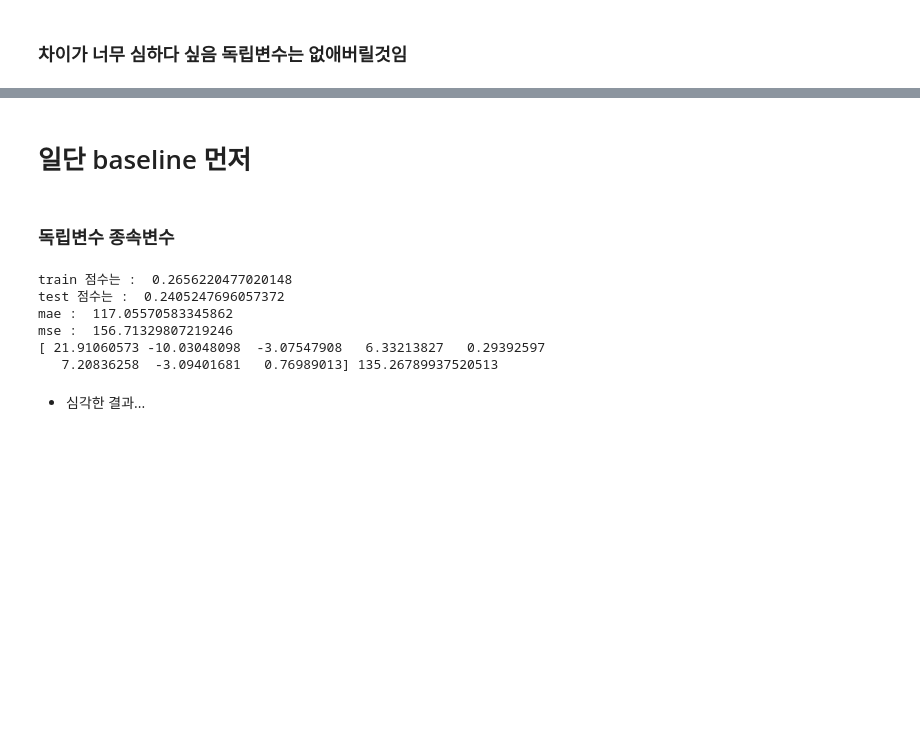
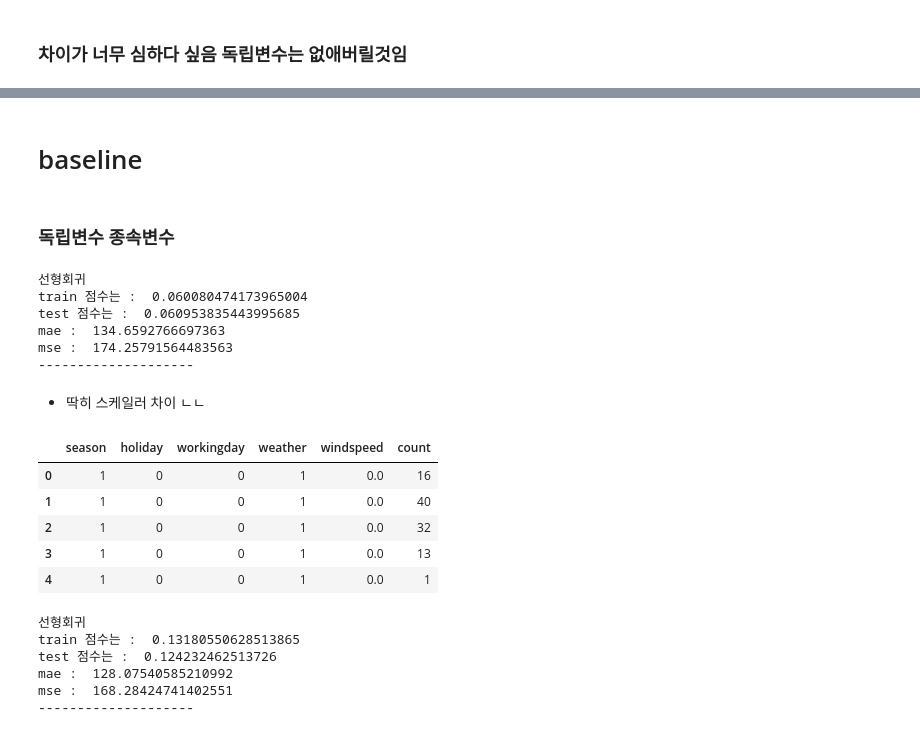
Before and after one commit to bidulgirin/data_science, a Jupyter notebook: 31.자전거대여수요예측_문제.ipynb, the cells around one changed output, grey strips where cells are left out. Drawn from its saved outputs; the diff is of its cells as text; code cells hidden in the pictures; blank space fills up the shorter version.

```diff
--- a/31.자전거대여수요예측_문제.ipynb
+++ b/31.자전거대여수요예측_문제.ipynb
@@ -523,26 +554,55 @@ clean_df2 = clean_train_df.drop(["year","month","day","time"], axis = 1) # 기
 # %% [markdown]
-# 일단 baseline 먼저
+# baseline
 # %% [markdown]
 ### 독립변수 종속변수
 # %%
-x = clean_df2.drop(["count"], axis = 1)
-y = clean_df2["count"]
+x = clean_df.drop(["count"], axis = 1)
+y = clean_df["count"]
 
 x_train, x_test, y_train, y_test = train_test_split(
     x,
     y,
     test_size = 0.2,
-    random_state = 33
+    random_state = 33,
 )
 # 선형성이 보이는 애들이니까 선형회귀 쓸것임
 # 평가하기
-lr_score(x_train, x_test, y_train, y_test)
+lr_score(x_train, x_test, y_train, y_test, "ss","lr")
 # %% [output]
-train 점수는 :  0.2656220477020148
-test 점수는 :  0.2405247696057372
-mae :  117.05570583345862
-mse :  156.71329807219246
-[ 21.91060573 -10.03048098  -3.07547908   6.33213827   0.29392597
-   7.20836258  -3.09401681   0.76989013] 135.26789937520513
+선형회귀
+train 점수는 :  0.060080474173965004
+test 점수는 :  0.060953835443995685
+mae :  134.6592766697363
+mse :  174.25791564483563
+--------------------
-# %% [markdown]
-- 심각한 결과...
+# %% [markdown]
+- 딱히 스케일러 차이 ㄴㄴ
+# %%
+clean_df.head()
+# %% [output]
+|  | season | holiday | workingday | weather | windspeed | count |
+| 0 | 1 | 0 | 0 | 1 | 0.0 | 16 |
+| 1 | 1 | 0 | 0 | 1 | 0.0 | 40 |
+| 2 | 1 | 0 | 0 | 1 | 0.0 | 32 |
+| 3 | 1 | 0 | 0 | 1 | 0.0 | 13 |
+| 4 | 1 | 0 | 0 | 1 | 0.0 | 1 |
+# %%
+x = clean_df3.drop(["count"], axis = 1)
+y = clean_df3["count"]
+
+x_train, x_test, y_train, y_test = train_test_split(
+    x,
+    y,
+    test_size = 0.2,
+    random_state = 33,
+)
+# 선형성이 보이는 애들이니까 선형회귀 쓸것임
+# 평가하기
+lr_score(x_train, x_test, y_train, y_test, "ss","lr")
+# %% [output]
+선형회귀
+train 점수는 :  0.13180550628513865
+test 점수는 :  0.124232462513726
+mae :  128.07540585210992
+mse :  168.28424741402551
+--------------------
```
Also changed, not shown: parts of 3 cells of this notebook.
